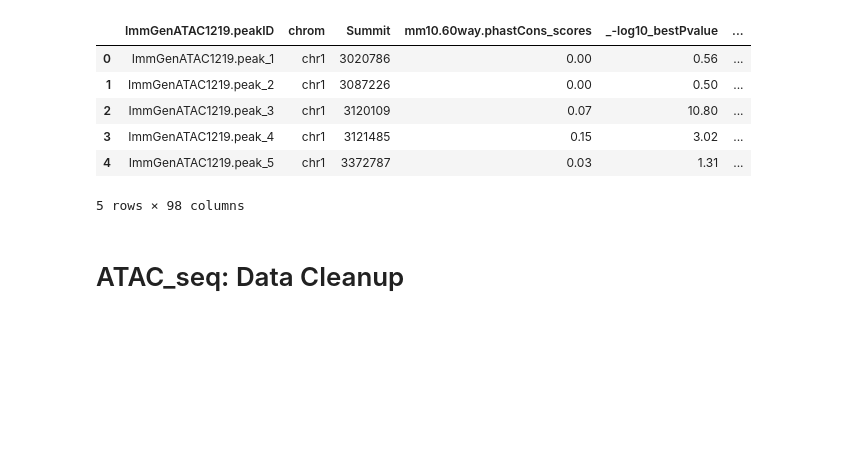
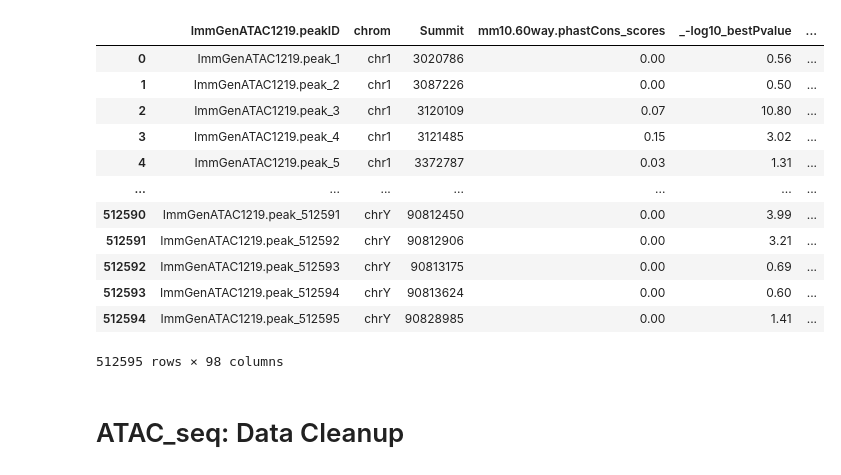
Before and after one commit to datascience-mobi-2026/topic04_team03, a Jupyter notebook: jupyter_rosa.ipynb, the cells around one changed output. Cells and saved outputs as stored; diff of their text form; code cells hidden in the pictures; blank space fills up the shorter version.

```diff
--- a/jupyter_rosa.ipynb
+++ b/jupyter_rosa.ipynb
@@ -1,21 +1,27 @@
 # %%
 import pandas as pd
 import numpy as np
 import seaborn as sns
 import matplotlib.pyplot as plt
 
 from pathlib import Path
 ATAC_path = Path('data') / 'ImmGenATAC18_AllOCRsInfo.csv'
 ATAC_data = pd.read_csv(ATAC_path)
-ATAC_data.head() #head: zeigt nur erste 5 Zeilen --> trotzdem alles geladen
+ATAC_data #head: zeigt nur erste 5 Zeilen --> trotzdem alles geladen
 # %% [output]
 |  | ImmGenATAC1219.peakID | chrom | Summit | mm10.60way.phastCons_scores | _-log10_bestPvalue | ... |
 | 0 | ImmGenATAC1219.peak_1 | chr1 | 3020786 | 0.00 | 0.56 | ... |
 | 1 | ImmGenATAC1219.peak_2 | chr1 | 3087226 | 0.00 | 0.50 | ... |
 | 2 | ImmGenATAC1219.peak_3 | chr1 | 3120109 | 0.07 | 10.80 | ... |
 | 3 | ImmGenATAC1219.peak_4 | chr1 | 3121485 | 0.15 | 3.02 | ... |
 | 4 | ImmGenATAC1219.peak_5 | chr1 | 3372787 | 0.03 | 1.31 | ... |
+| ... | ... | ... | ... | ... | ... | ... |
+| 512590 | ImmGenATAC1219.peak_512591 | chrY | 90812450 | 0.00 | 3.99 | ... |
+| 512591 | ImmGenATAC1219.peak_512592 | chrY | 90812906 | 0.00 | 3.21 | ... |
+| 512592 | ImmGenATAC1219.peak_512593 | chrY | 90813175 | 0.00 | 0.69 | ... |
+| 512593 | ImmGenATAC1219.peak_512594 | chrY | 90813624 | 0.00 | 0.60 | ... |
+| 512594 | ImmGenATAC1219.peak_512595 | chrY | 90828985 | 0.00 | 1.41 | ... |
-5 rows × 98 columns
+512595 rows × 98 columns
 # %% [markdown]
 ### <h1>ATAC_seq: Data Cleanup</h1>
 # %% [markdown]
```
Also changed, not shown: parts of 39 cells of this notebook.
